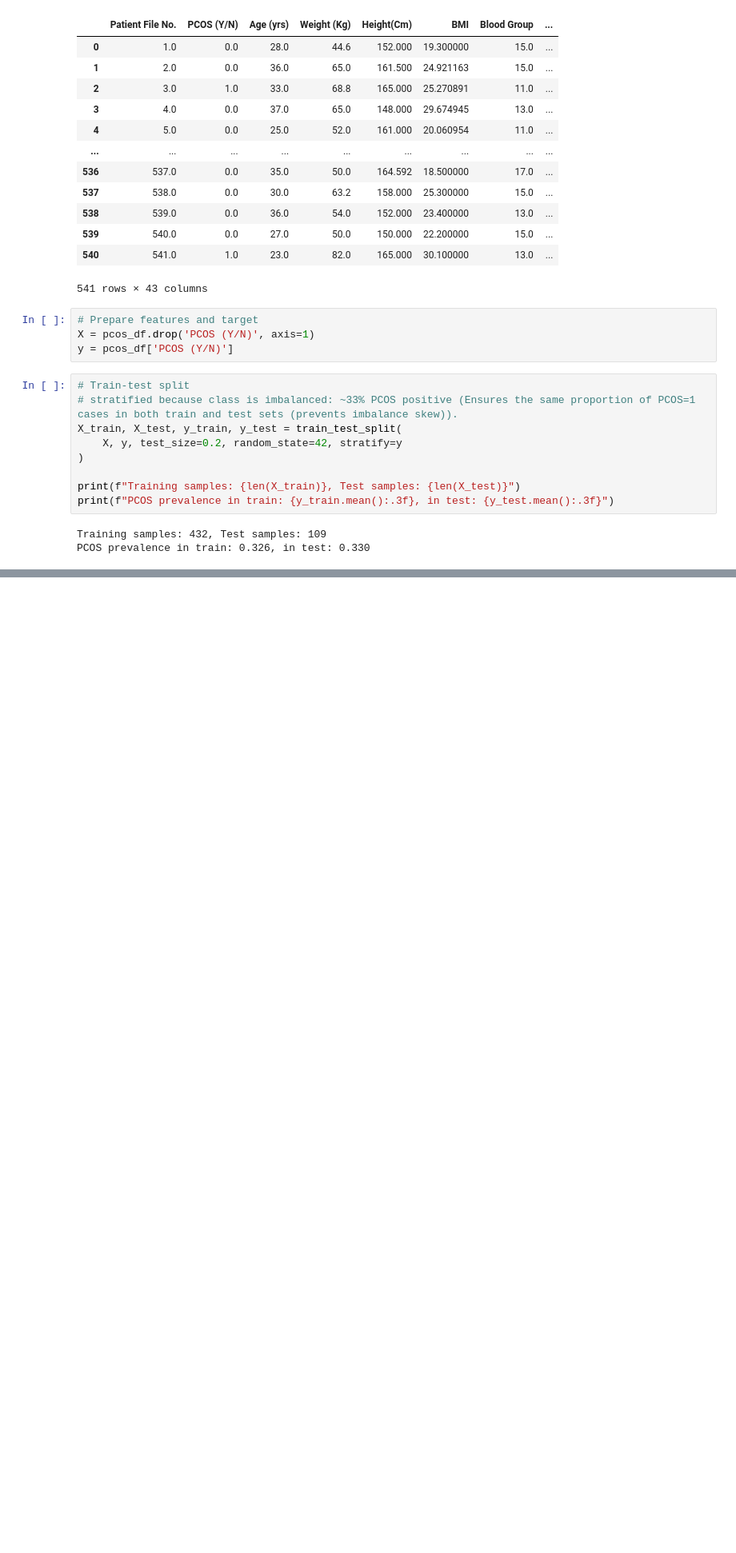
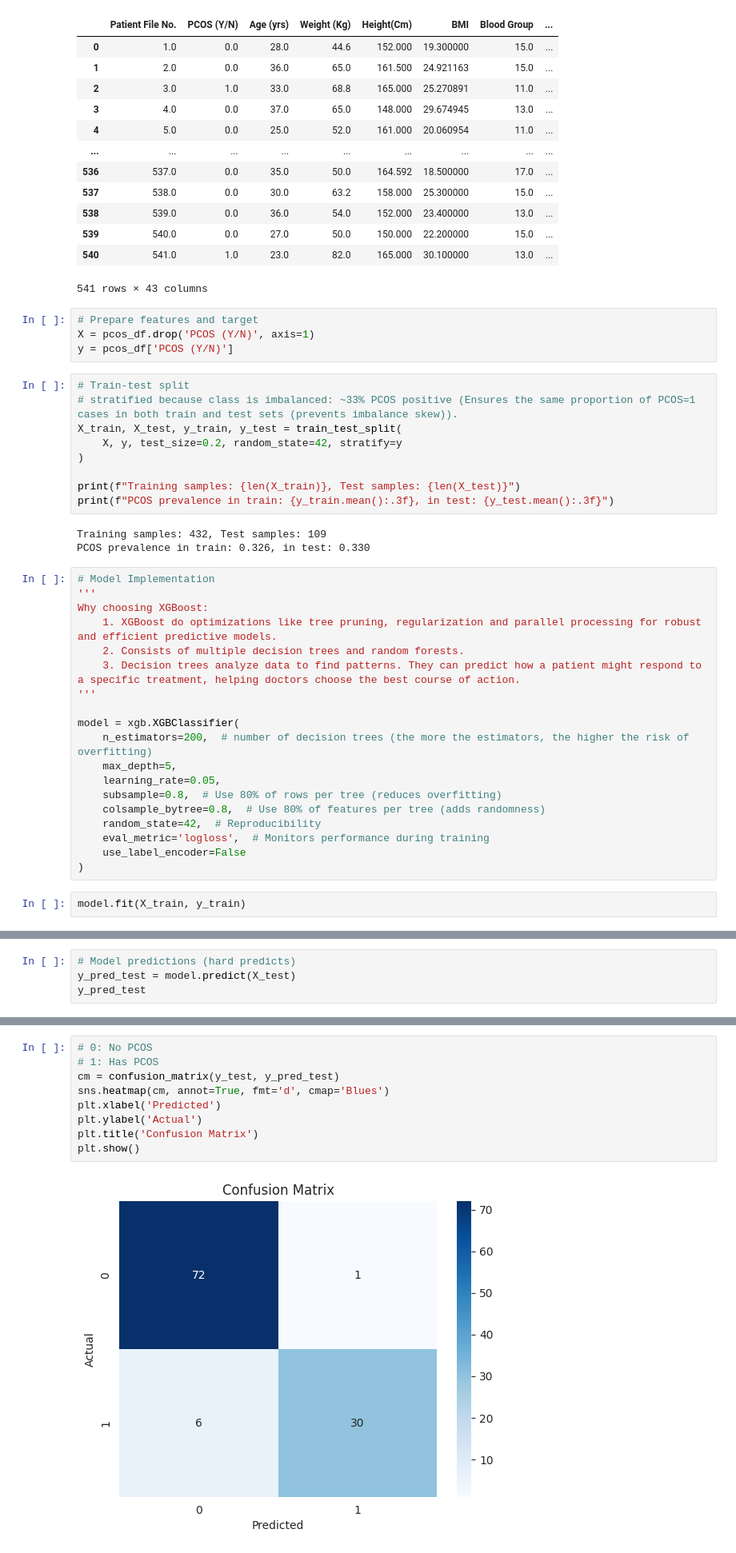
Before and after one commit to Parmida79/hera-care, a Jupyter notebook: models/xgboost.ipynb, the cells around one changed output, grey strips where cells are left out. Shown at 80% size. Drawn from its saved outputs; the diff is of its cells as text; blank space fills up the shorter version.

Commit message:
Add XGBoost model and trained it based on test set, checked its performance by scikit-learn metrics

```diff
--- a/models/xgboost.ipynb
+++ b/models/xgboost.ipynb
@@ -42,3 +46,24 @@ print(f"PCOS prevalence in train: {y_train.mean():.3f}, in test: {y_test.mean():
 # %% [output]
 Training samples: 432, Test samples: 109
 PCOS prevalence in train: 0.326, in test: 0.330
+# %%
+# Model Implementation
+'''
+Why choosing XGBoost:
+    1. XGBoost do optimizations like tree pruning, regularization and parallel processing for robust and efficient predictive models.
+    2. Consists of multiple decision trees and random forests.
+    3. Decision trees analyze data to find patterns. They can predict how a patient might respond to a specific treatment, helping doctors choose the best course of action.
+'''
+
+model = xgb.XGBClassifier(
+    n_estimators=200,  # number of decision trees (the more the estimators, the higher the risk of overfitting)
+    max_depth=5,
+    learning_rate=0.05,
+    subsample=0.8,  # Use 80% of rows per tree (reduces overfitting)
+    colsample_bytree=0.8,  # Use 80% of features per tree (adds randomness)
+    random_state=42,  # Reproducibility
+    eval_metric='logloss',  # Monitors performance during training
+    use_label_encoder=False
+)
+# %%
+model.fit(X_train, y_train)
@@ -44,0 +86,4 @@ PCOS prevalence in train: 0.326, in test: 0.330
+# %%
+# Model predictions (hard predicts)
+y_pred_test = model.predict(X_test)
+y_pred_test
@@ -44,0 +189,11 @@ PCOS prevalence in train: 0.326, in test: 0.330
+# %%
+# 0: No PCOS
+# 1: Has PCOS
+cm = confusion_matrix(y_test, y_pred_test)
+sns.heatmap(cm, annot=True, fmt='d', cmap='Blues')
+plt.xlabel('Predicted')
+plt.ylabel('Actual')
+plt.title('Confusion Matrix')
+plt.show()
+# %% [output]
+[figure, added]
```
Also changed, not shown: parts of 8 cells of this notebook.
